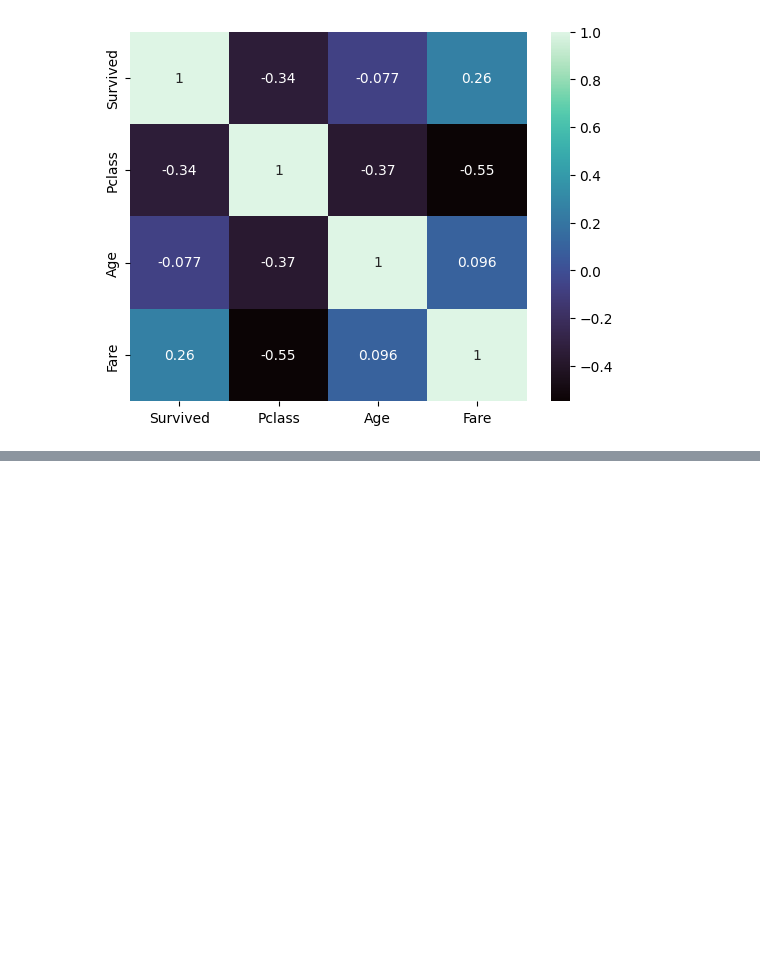
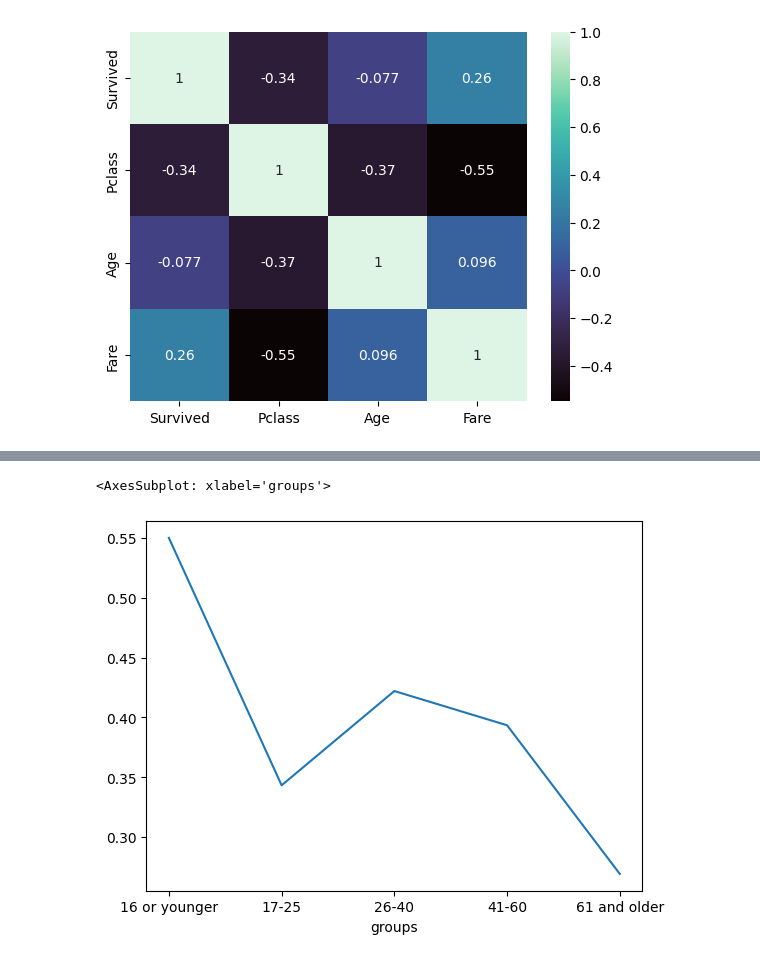
Before and after one commit to primeclassic/hth_fall_program, a Jupyter notebook: Titanic data 11_1_22.ipynb, the cells around one changed output, grey strips where cells are left out. Saved outputs shown, nothing was run; the diff lists cells and outputs as text; code cells hidden in the pictures; blank space fills up the shorter version.

```diff
--- a/Titanic data 11_1_22.ipynb
+++ b/Titanic data 11_1_22.ipynb
@@ -70,0 +60,36 @@ titanic_description =
+# %%
+# Step 3: Create a line graph showing the average survival percentage of each of the previous age groups
+# age_group = {
+# "groups" : ['16 or younger','17-25','26-40','41-60','61 and older'],
+# "survival percent":[
+#     len(titanic_data[(titanic_data['Age'] <= 16) & (titanic_data['Age'] >= 0)])/titanic_data.Survived.count(),
+#     len(titanic_data[(titanic_data['Age'] >= 17) & (titanic_data['Age'] <= 25)])/titanic_data.Survived.count(),
+#     len(titanic_data[(titanic_data['Age'] >= 26) & (titanic_data['Age'] <= 40)])/titanic_data.Survived.count(),
+#     len(titanic_data[( titanic_data['Age'] >= 41) & ( titanic_data['Age'] <= 59)])/titanic_data.Survived.count(),
+#     len(titanic_data[titanic_data['Age'] >= 60])/titanic_data.Survived.count()]
+#          }
+# # survival_age_pers =
+# vis_df = pandas.DataFrame(age_group)
+# seaborn.barplot(data = vis_df, x = "groups", y = "survival percent")
+age_group = {
+"groups" : ['16 or younger','17-25','26-40','41-60','61 and older'],
+"count":[
+    len(titanic_data[(titanic_data['Age'] <= 16) & (titanic_data['Age'] >= 0)]),
+    len(titanic_data[(titanic_data['Age'] >= 17) & (titanic_data['Age'] <= 25)]),
+    len(titanic_data[(titanic_data['Age'] >= 26) & (titanic_data['Age'] <= 40)]),
+    len(titanic_data[( titanic_data['Age'] >= 41) & ( titanic_data['Age'] <= 59)]),
+    len(titanic_data[titanic_data['Age'] >= 60])],
+"survived":[
+    len(titanic_data[(titanic_data['Age'] <= 16) & (titanic_data['Age'] >= 0) & (titanic_data['Survived'] == 1)]),
+    len(titanic_data[(titanic_data['Age'] >= 17) & (titanic_data['Age'] <= 25) & (titanic_data['Survived'] == 1)]),
+    len(titanic_data[(titanic_data['Age'] >= 26) & (titanic_data['Age'] <= 40) & (titanic_data['Survived'] == 1)]),
+    len(titanic_data[( titanic_data['Age'] >= 41) & ( titanic_data['Age'] <= 59)& (titanic_data['Survived'] ==1)]),
+    len(titanic_data[(titanic_data['Age'] >= 60) & (titanic_data['Survived'] == 1)])]
+    }
+vis_df = pandas.DataFrame(age_group)
+percent = vis_df['survived'] / vis_df['count']
+# percent, vis_df
+seaborn.lineplot(data = vis_df, x = "groups", y = percent)
+# %% [output]
+<AxesSubplot: xlabel='groups'>
+[figure, added]
```
Also changed, not shown: parts of 8 cells of this notebook, 2 other files.
